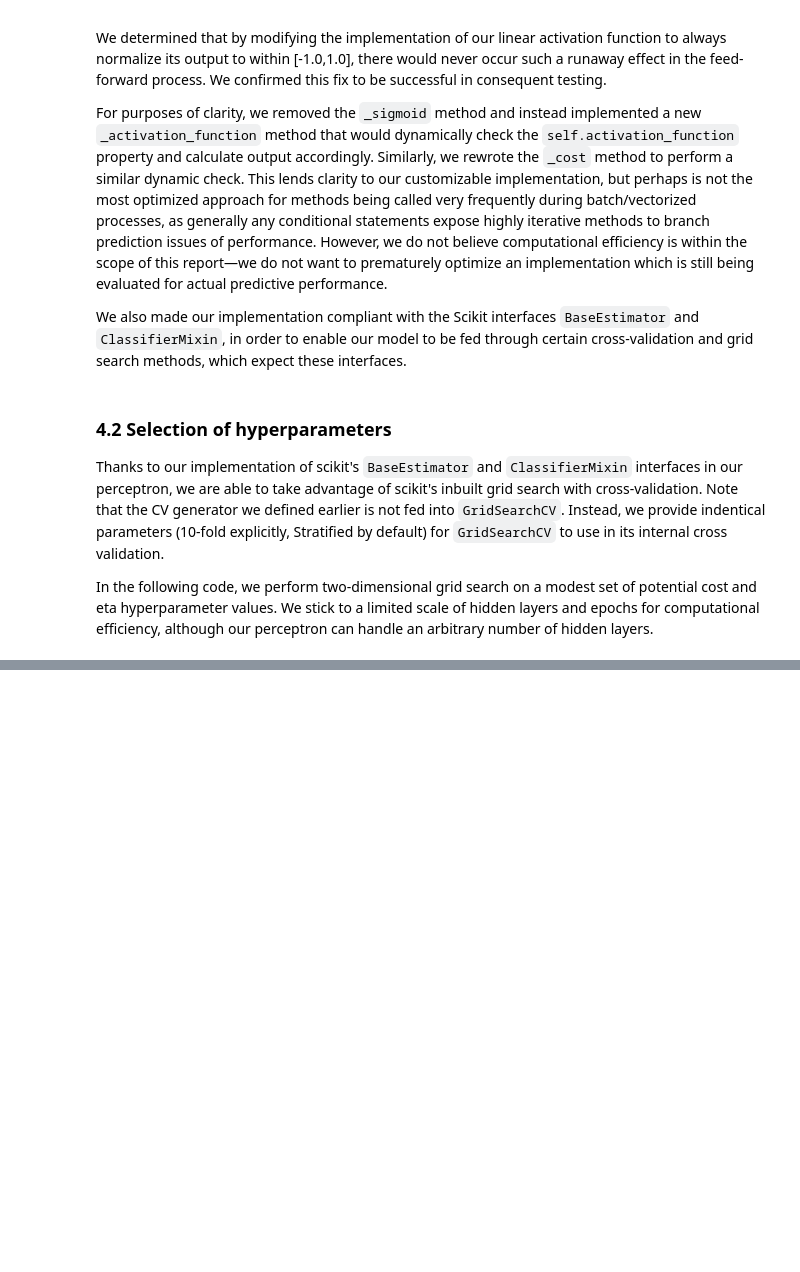
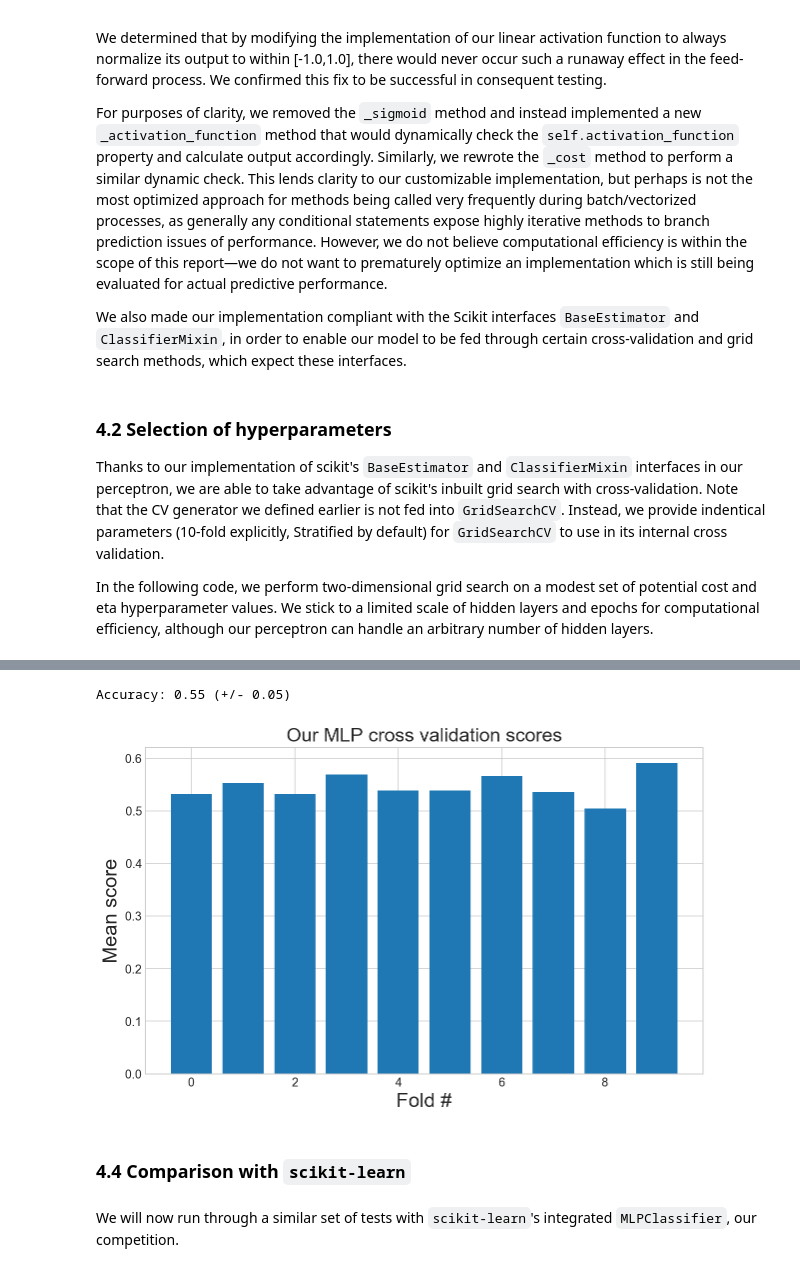
Before and after one commit to SMU-ML-2017/Project5, a Jupyter notebook: Project5.ipynb, the cells around one changed output, grey strips where cells are left out. Saved outputs shown, nothing was run; the diff lists cells and outputs as text; code cells hidden in the pictures; blank space fills up the shorter version.

```diff
--- a/Project5.ipynb
+++ b/Project5.ipynb
@@ -611,0 +609,14 @@ plt.title('Grid search on cost and eta hyperparameters');
+# %%
+nn = MultiLayerPerceptron(
+    hidden_layer_sizes=[10,10,10],
+    l2_C=gs.best_params_['l2_C'], # tradeoff L2 regularizer
+    epochs=2000, # iterations
+    eta=gs.best_params_['eta'],  # learning rate
+    random_state=1,
+    alpha=0.001,# momentum calculation
+    decrease_const=0.0001, # decreasing eta
+    minibatches=50, # minibatch size
+    shuffle=True,
+    activation_function='sigmoid',
+    cost_function='least_squares'
+)
@@ -612,10 +625,9 @@ plt.title('Grid search on cost and eta hyperparameters');
 # %%
-from sklearn.model_selection import cross_val_score
-
+%%time
 per_fold_eval_criteria = cross_val_score(
     estimator=nn,
     X=X,
     y=y,
-    cv=cv,
+    cv=cross_validation,
     scoring=scorer
 )
@@ -622,5 +637,14 @@ per_fold_eval_criteria = cross_val_score(
 # %%
 plt.bar(range(len(per_fold_eval_criteria)),per_fold_eval_criteria)
-plt.title('Set scores on evaluation criteria')
+plt.title('Our MLP cross validation scores')
 plt.xlabel('Fold #')
-plt.ylabel('Score')
+plt.ylabel('Mean score')
+
+print("Accuracy: %0.2f (+/- %0.2f)" % (per_fold_eval_criteria.mean(), per_fold_eval_criteria.std() * 2))
+# %% [output]
+Accuracy: 0.55 (+/- 0.05)
+[figure, added]
+# %% [markdown]
+### 4.4 Comparison with `scikit-learn`
+# %% [markdown]
+We will now run through a similar set of tests with `scikit-learn`'s integrated `MLPClassifier`, our competition.
```
Also changed, not shown: parts of 14 cells of this notebook.
